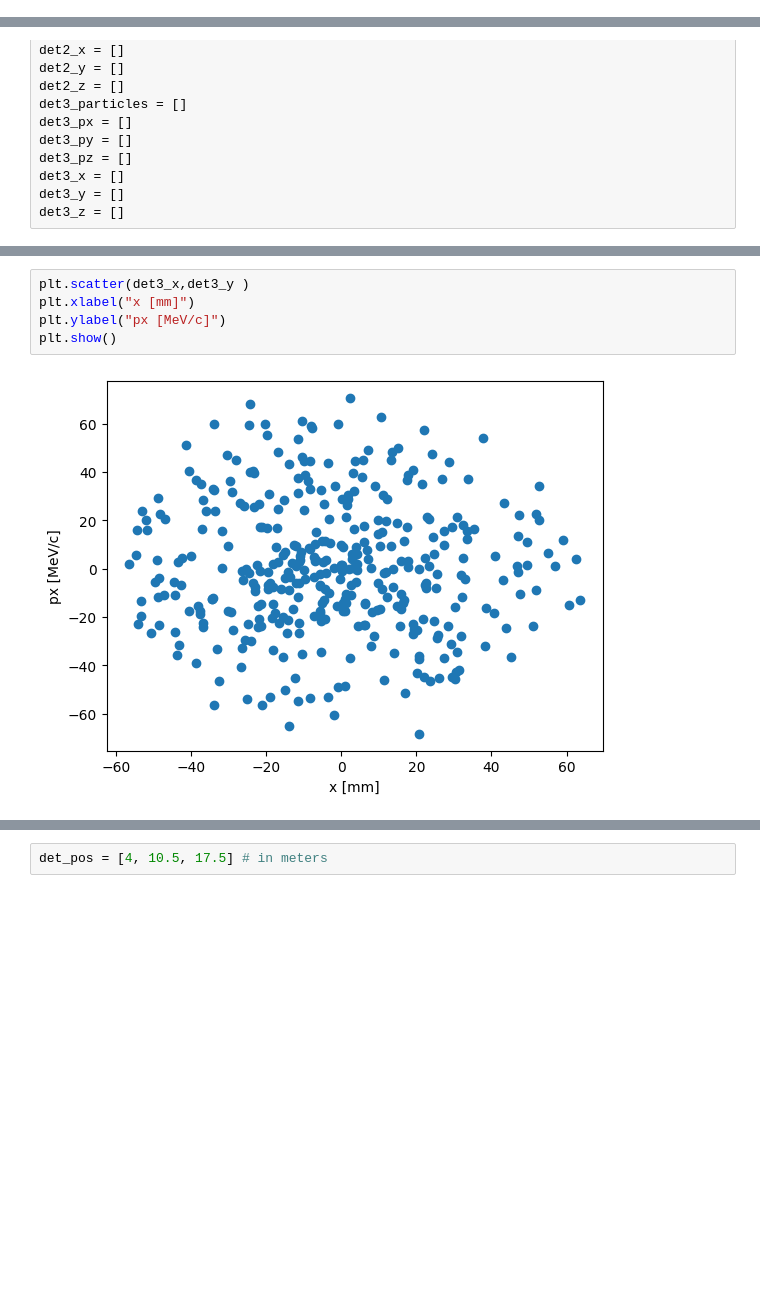
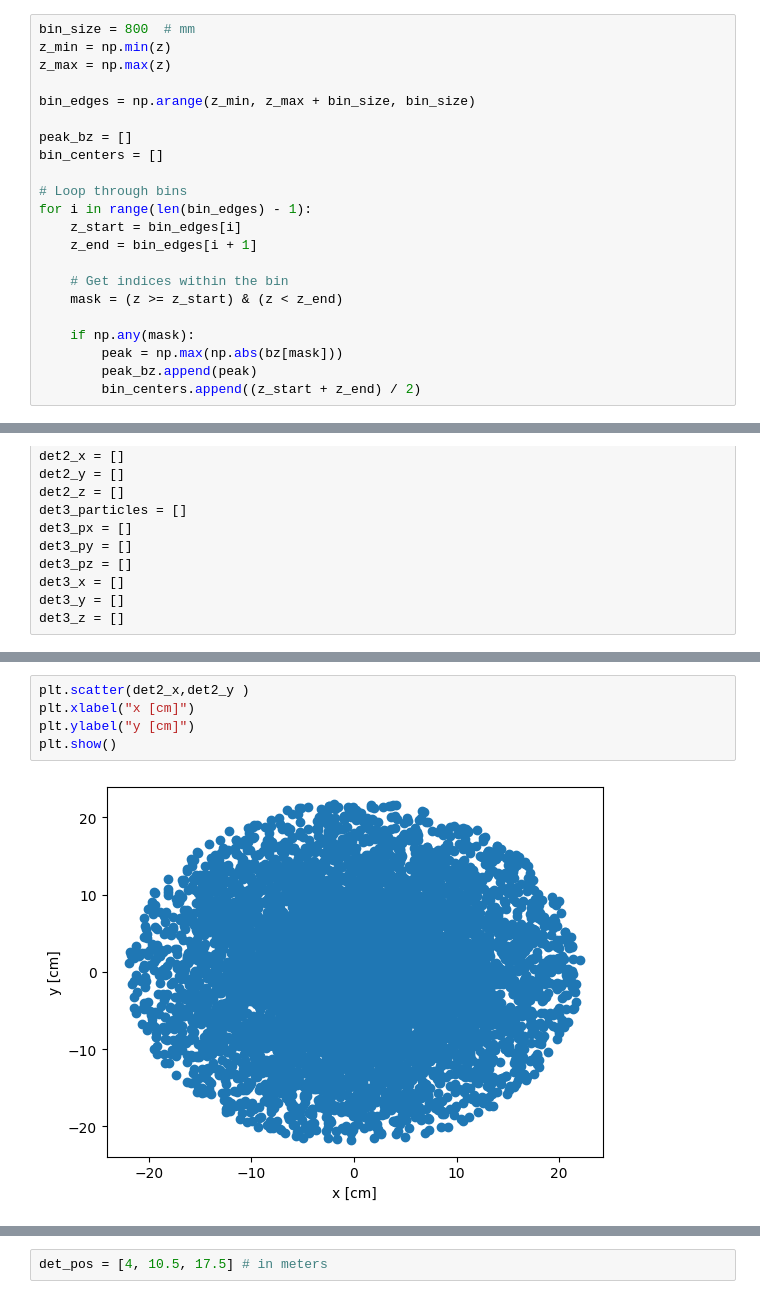
Before and after one commit to prateekraouw/Geant4_new_geo, a Jupyter notebook: build/plot.ipynb, the cells around one changed output, grey strips where cells are left out. Drawn from its saved outputs; the diff is of its cells as text; blank space fills up the shorter version.

```diff
--- a/build/plot.ipynb
+++ b/build/plot.ipynb
@@ -23,0 +33,22 @@ print(len(z))
+# %%
+bin_size = 800  # mm
+z_min = np.min(z)
+z_max = np.max(z)
+
+bin_edges = np.arange(z_min, z_max + bin_size, bin_size)
+
+peak_bz = []
+bin_centers = []
+
+# Loop through bins
+for i in range(len(bin_edges) - 1):
+    z_start = bin_edges[i]
+    z_end = bin_edges[i + 1]
+
+    # Get indices within the bin
+    mask = (z >= z_start) & (z < z_end)
+
+    if np.any(mask):
+        peak = np.max(np.abs(bz[mask]))
+        peak_bz.append(peak)
+        bin_centers.append((z_start + z_end) / 2)
@@ -195,8 +194,8 @@ plt.show()
 # %%
-plt.scatter(det3_x,det3_y )
-plt.xlabel("x [mm]")
-plt.ylabel("px [MeV/c]")
+plt.scatter(det2_x,det2_y )
+plt.xlabel("x [cm]")
+plt.ylabel("y [cm]")
 plt.show()
 # %% [output]
-[figure, old version]
+[figure, new version]
 # %%
```
Also changed, not shown: parts of 34 cells of this notebook, 20 other files.
